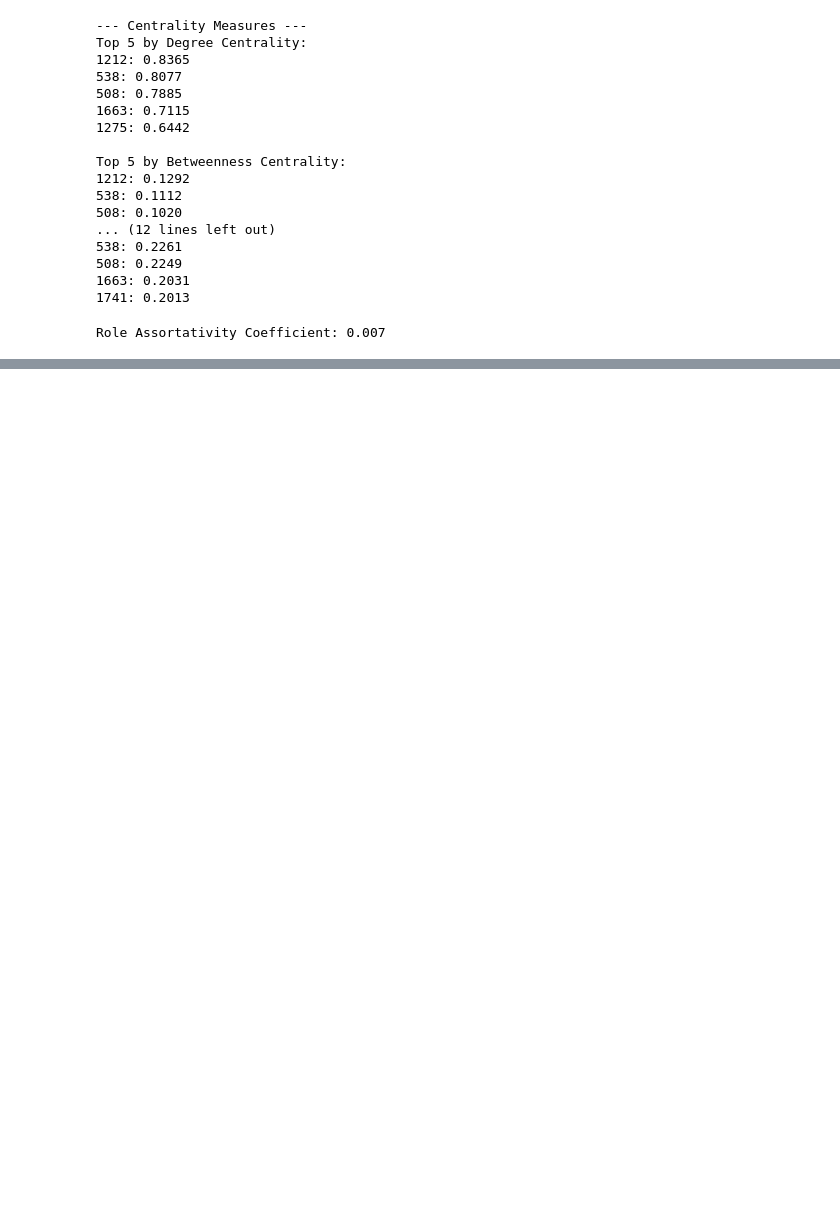
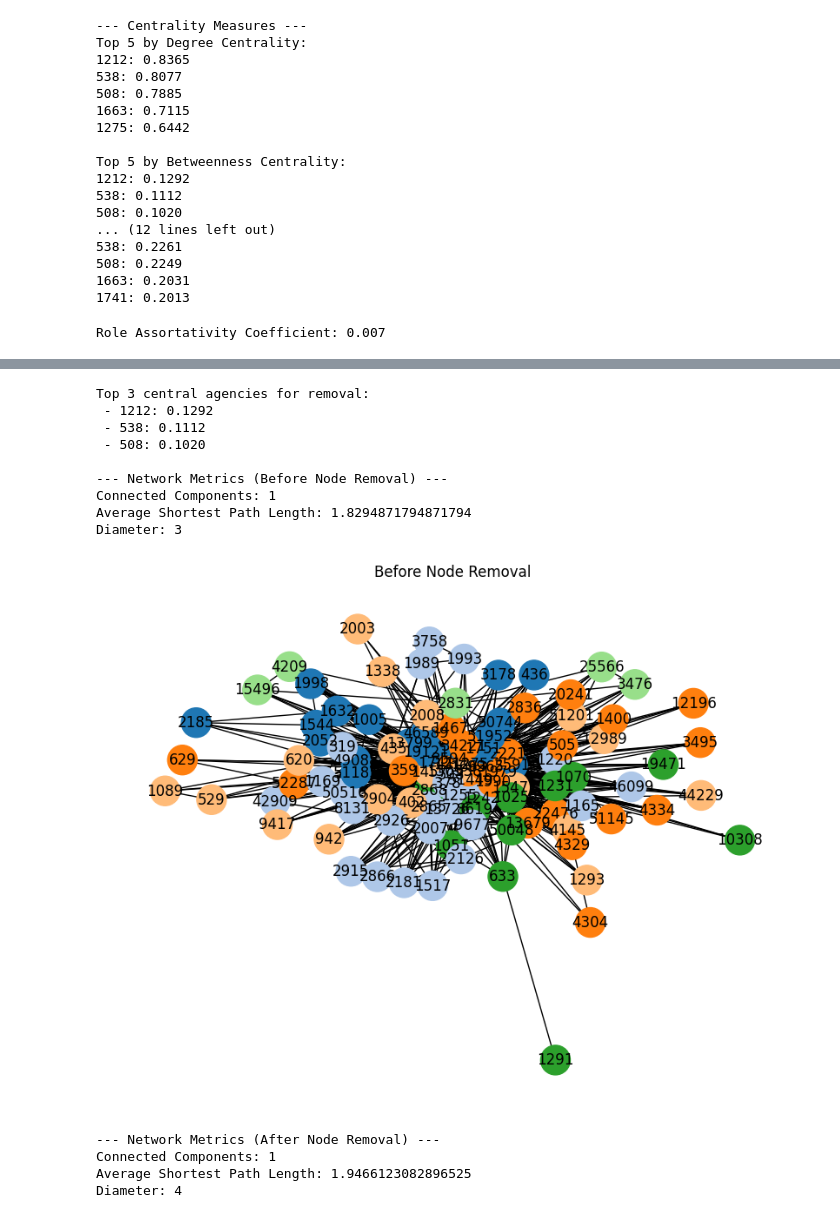
Before and after one commit to Adventune/sna-2025, a Jupyter notebook: src/parts-4-9.ipynb, the cells around one changed output, grey strips where cells are left out. Cells and saved outputs as stored; diff of their text form; code cells hidden in the pictures; blank space fills up the shorter version.

```diff
--- a/src/parts-4-9.ipynb
+++ b/src/parts-4-9.ipynb
@@ -202,0 +231,71 @@ Number of communities detected: 6
+# %%
+# ---------------------------
+# Part 12: Failure Simulation of Central Nodes
+# ---------------------------
+
+# Identify top 3 agencies by betweenness centrality
+top_3_nodes = [node for node, _ in sorted(betweenness_centrality.items(), key=lambda x: x[1], reverse=True)[:3]]
+print("Top 3 central agencies for removal:")
+for node in top_3_nodes:
+    print(f" - {node}: {betweenness_centrality[node]:.4f}")
+
+# Function to compute and display network metrics
+def compute_network_metrics(G, label=""):
+    metrics = {
+        "Connected Components": nx.number_connected_components(G),
+        "Average Shortest Path Length": None,
+        "Diameter": None
+    }
+    if nx.is_connected(G):
+        metrics["Average Shortest Path Length"] = nx.average_shortest_path_length(G)
+        metrics["Diameter"] = nx.diameter(G)
+    else:
+        largest_cc = max(nx.connected_components(G), key=len)
+        subgraph = G.subgraph(largest_cc)
+        metrics["Average Shortest Path Length"] = nx.average_shortest_path_length(subgraph)
+        metrics["Diameter"] = nx.diameter(subgraph)
+
+    print(f"\n--- Network Metrics {label} ---")
+    for k, v in metrics.items():
+        print(f"{k}: {v}")
+    return metrics
+
+# Compute metrics BEFORE removal
+compute_network_metrics(agency_proj, label="(Before Node Removal)")
+
+# Visualize BEFORE removal
+plt.figure(figsize=(8, 6))
+nx.draw(agency_proj, pos, with_labels=True, node_size=600, node_color=colors_by_community)
+plt.title("Before Node Removal")
+plt.show()
+
+# Clone and remove top nodes
+agency_proj_removed = agency_proj.copy()
+agency_proj_removed.remove_nodes_from(top_3_nodes)
+
+# Compute metrics AFTER removal
+compute_network_metrics(agency_proj_removed, label="(After Node Removal)")
+
+# Visualize AFTER removal
+plt.figure(figsize=(8, 6))
+pos_removed = nx.spring_layout(agency_proj_removed, seed=42)
+colors_removed = [plt.cm.tab20(agency_proj.nodes[n]["community"]) if n in agency_proj.nodes else "gray"
+                  for n in agency_proj_removed.nodes()]
+nx.draw(agency_proj_removed, pos_removed, with_labels=True, node_size=600, node_color=colors_removed)
+plt.title("After Node Removal of Top 3 Central Agencies")
+plt.show()
+# %% [output]
+Top 3 central agencies for removal:
+ - 1212: 0.1292
+ - 538: 0.1112
+ - 508: 0.1020
+
+--- Network Metrics (Before Node Removal) ---
+Connected Components: 1
+Average Shortest Path Length: 1.8294871794871794
+Diameter: 3
+[figure, added]
+--- Network Metrics (After Node Removal) ---
+Connected Components: 1
+Average Shortest Path Length: 1.9466123082896525
+Diameter: 4
```
Also changed, not shown: parts of 7 cells of this notebook.
